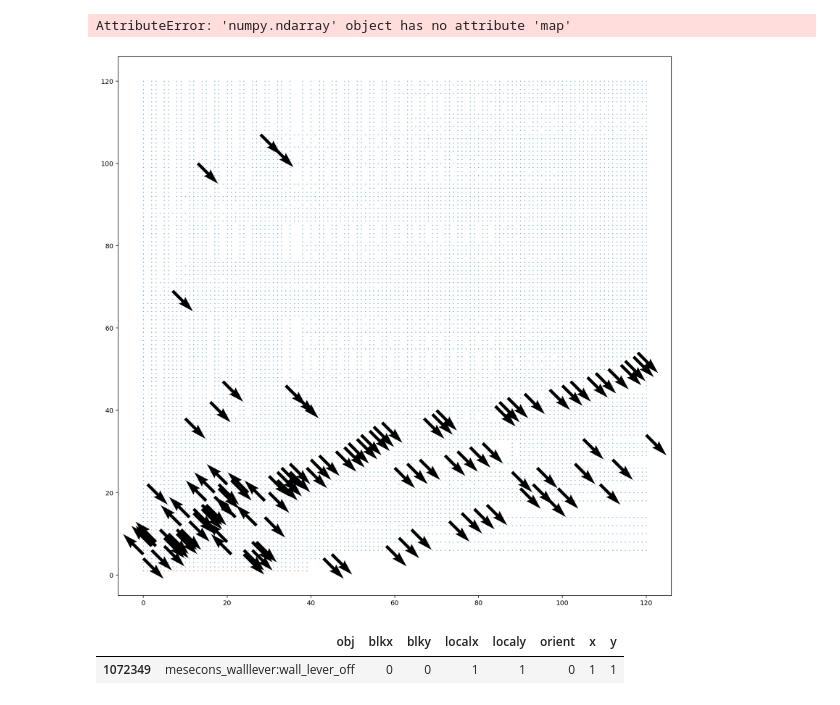
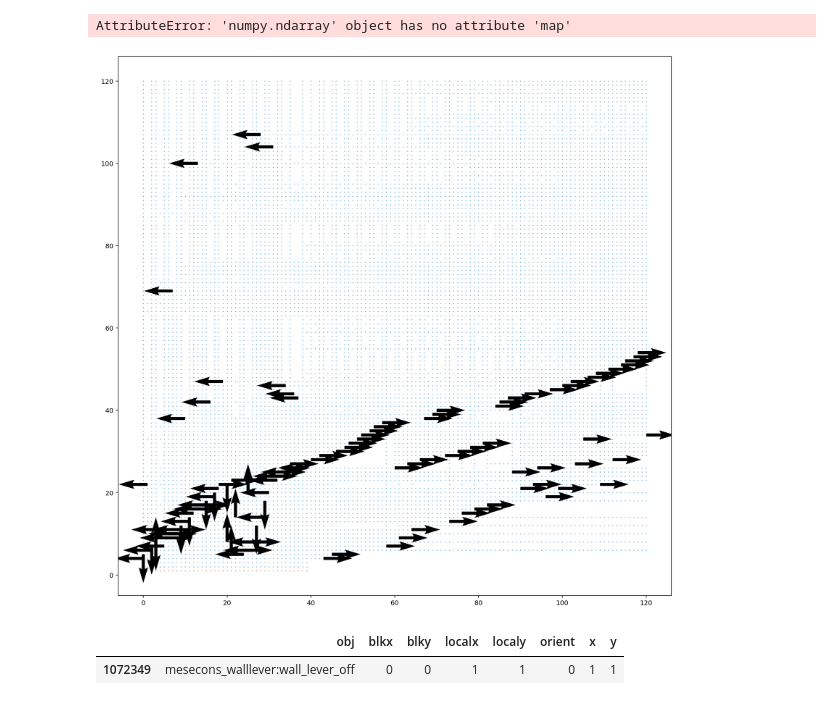
Before and after one commit to ProfFan/happyminetest, a Jupyter notebook: solve.ipynb, the cells around one changed output. Drawn from its saved outputs; the diff is of its cells as text; code cells hidden in the pictures.

Commit message:
fix orient

```diff
--- a/solve.ipynb
+++ b/solve.ipynb
@@ -96,16 +96,18 @@ directions=['N','E','S','W']
 # %% [output]
 AttributeError: 'numpy.ndarray' object has no attribute 'map'
 # %%
-# 结论：corner 的 orient 指向是输出线路
+# 结论：corner 的 orient 指向是输入线路-输出线路-+90度
+# 输入    | 输出
+#  ---- -----   ----> orient
 plt.figure(figsize=(15,15))
 plt.scatter(vals[0],vals[1],s=0.1)
 lever = local_display(df[df['obj'].str.match('mesecons_walllever:wall_lever_off')],1,1,120,120).T
 plt.scatter(lever[0], lever[1],s=0.1)
 tcorn = local_display(df[df['obj'].str.match('mesecons_extrawires:corner')],1,1,120,120).T
-plt.quiver(tcorn[0], tcorn[1],np.tan(np.pi*,( tcorn[2]+1)%2*2-1)
+plt.quiver(tcorn[0], tcorn[1],np.sin(0.5*np.pi*tcorn[2]),np.cos(0.5*np.pi*tcorn[2]))
 plt.savefig("dump.png")
 # %% [output]
-[figure, old version]
+[figure, new version]
 # %%
 def tracer(d, x, y):
     cur = d[(d['x'] == x) & (d['y'] == y)]
```
